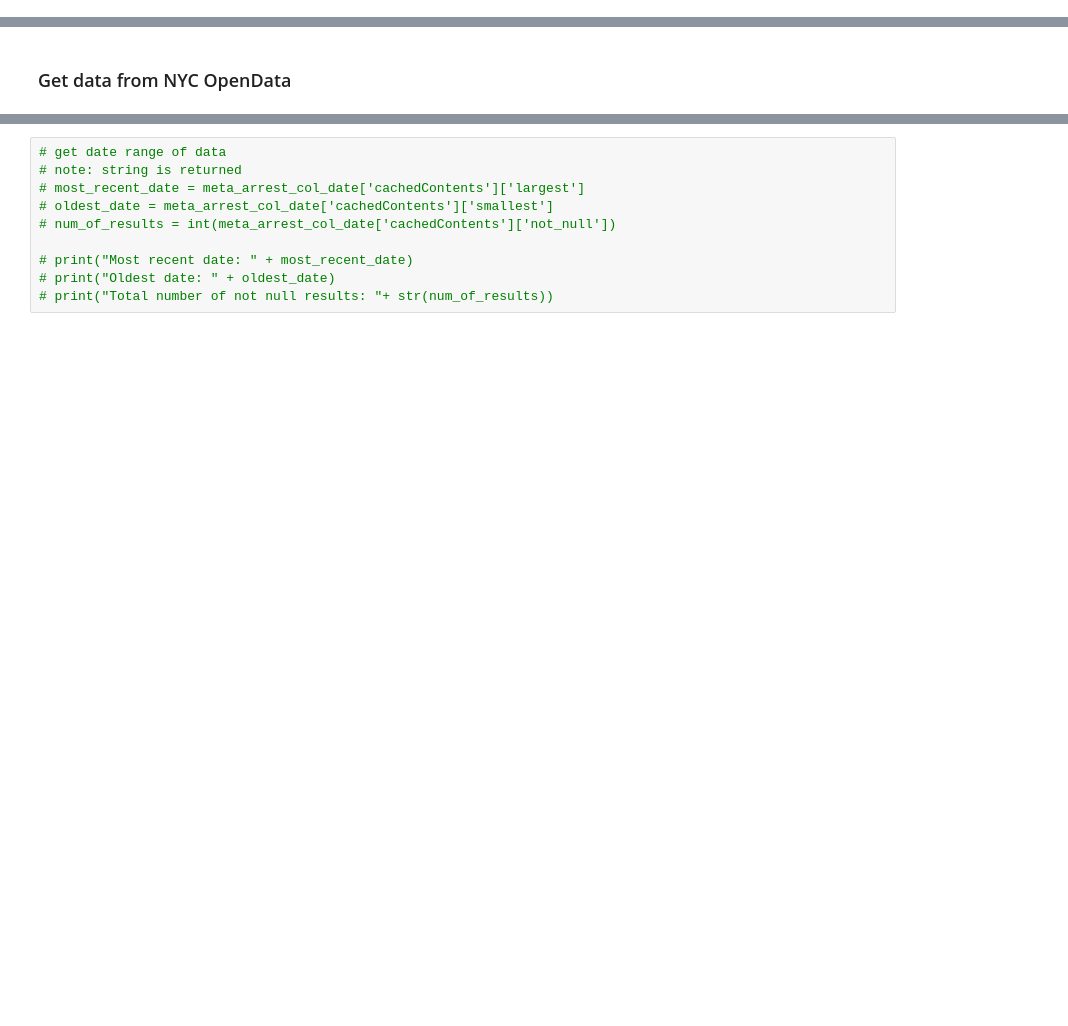
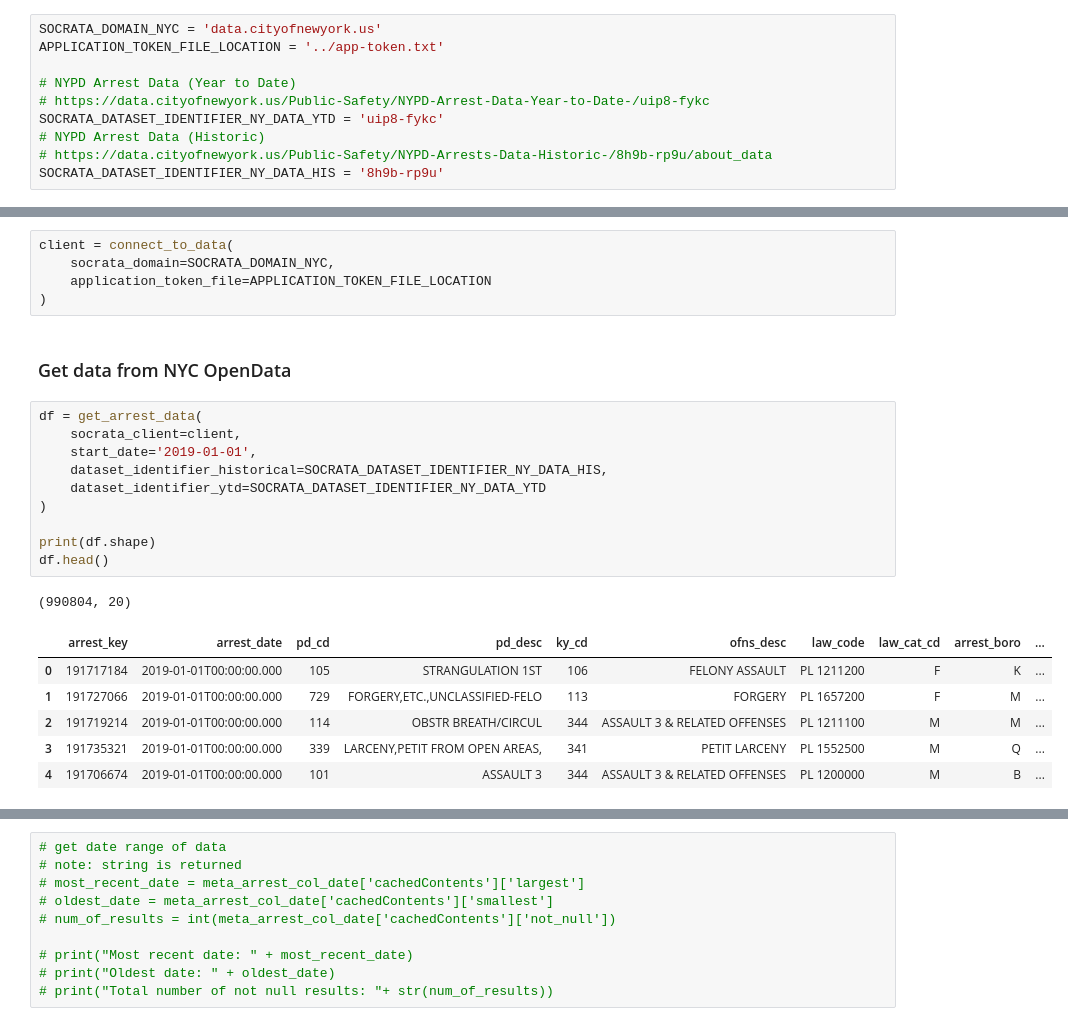
Before and after one commit to atc2146/NYC-Arrests, a Jupyter notebook: Code/nyc-arrests.ipynb, the cells around one changed output, grey strips where cells are left out. Drawn from its saved outputs; the diff is of its cells as text; blank space fills up the shorter version.

```diff
--- a/Code/nyc-arrests.ipynb
+++ b/Code/nyc-arrests.ipynb
@@ -37,0 +38,10 @@ from shapely.geometry import Point
+# %%
+SOCRATA_DOMAIN_NYC = 'data.cityofnewyork.us'
+APPLICATION_TOKEN_FILE_LOCATION = '../app-token.txt'
+
+# NYPD Arrest Data (Year to Date)
+# https://data.cityofnewyork.us/Public-Safety/NYPD-Arrest-Data-Year-to-Date-/uip8-fykc
+SOCRATA_DATASET_IDENTIFIER_NY_DATA_YTD = 'uip8-fykc'
+# NYPD Arrest Data (Historic)
+# https://data.cityofnewyork.us/Public-Safety/NYPD-Arrests-Data-Historic-/8h9b-rp9u/about_data
+SOCRATA_DATASET_IDENTIFIER_NY_DATA_HIS = '8h9b-rp9u'
@@ -38,2 +296,25 @@ from shapely.geometry import Point
+# %%
+client = connect_to_data(
+    socrata_domain=SOCRATA_DOMAIN_NYC,
+    application_token_file=APPLICATION_TOKEN_FILE_LOCATION
+)
 # %% [markdown]
 ### Get data from NYC OpenData
+# %%
+df = get_arrest_data(
+    socrata_client=client,
+    start_date='2019-01-01',
+    dataset_identifier_historical=SOCRATA_DATASET_IDENTIFIER_NY_DATA_HIS,
+    dataset_identifier_ytd=SOCRATA_DATASET_IDENTIFIER_NY_DATA_YTD
+)
+
+print(df.shape)
+df.head()
+# %% [output]
+(990804, 20)
+|  | arrest_key | arrest_date | pd_cd | pd_desc | ky_cd | ofns_desc | law_code | law_cat_cd | arrest_boro | ... |
+| 0 | 191717184 | 2019-01-01T00:00:00.000 | 105 | STRANGULATION 1ST | 106 | FELONY ASSAULT | PL 1211200 | F | K | ... |
+| 1 | 191727066 | 2019-01-01T00:00:00.000 | 729 | FORGERY,ETC.,UNCLASSIFIED-FELO | 113 | FORGERY | PL 1657200 | F | M | ... |
+| 2 | 191719214 | 2019-01-01T00:00:00.000 | 114 | OBSTR BREATH/CIRCUL | 344 | ASSAULT 3 & RELATED OFFENSES | PL 1211100 | M | M | ... |
+| 3 | 191735321 | 2019-01-01T00:00:00.000 | 339 | LARCENY,PETIT FROM OPEN AREAS, | 341 | PETIT LARCENY | PL 1552500 | M | Q | ... |
+| 4 | 191706674 | 2019-01-01T00:00:00.000 | 101 | ASSAULT 3 | 344 | ASSAULT 3 & RELATED OFFENSES | PL 1200000 | M | B | ... |
```
Also changed, not shown: parts of 53 cells of this notebook.
